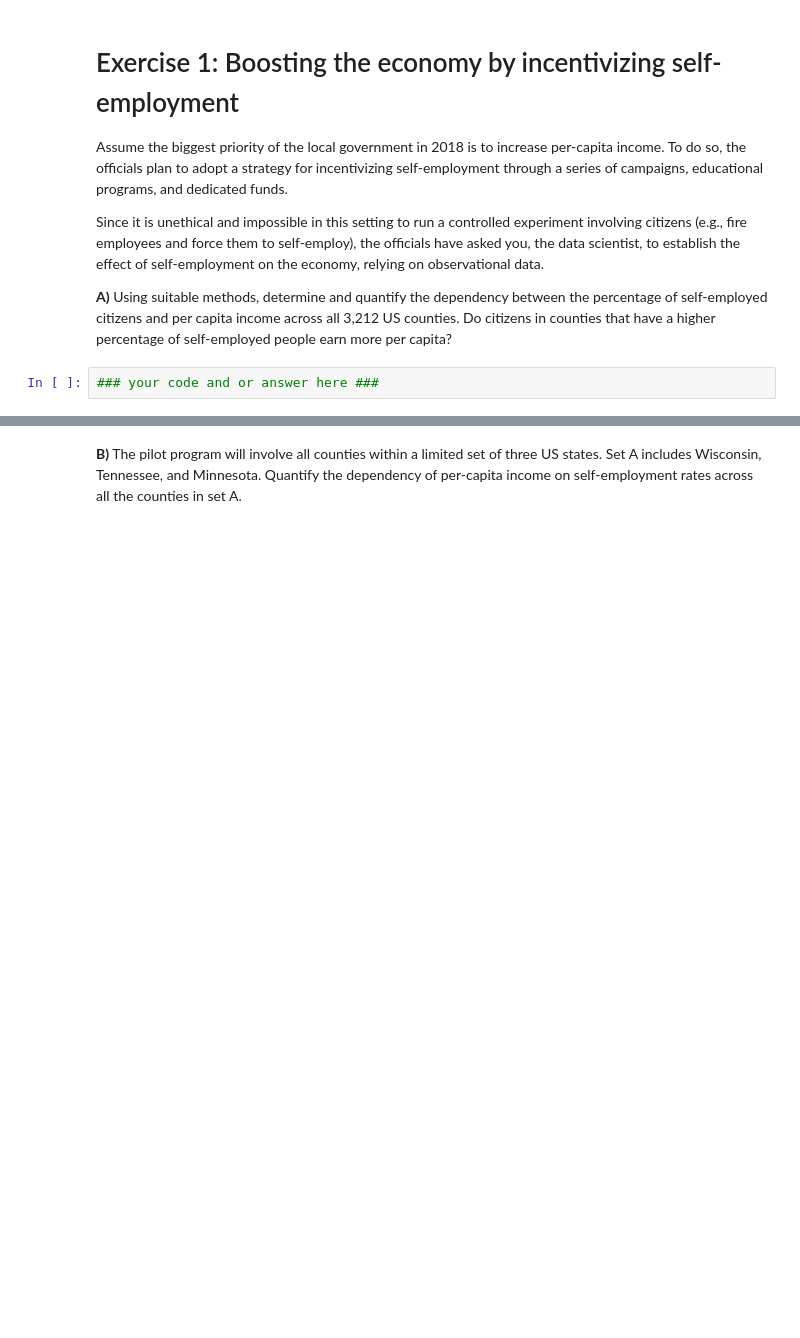
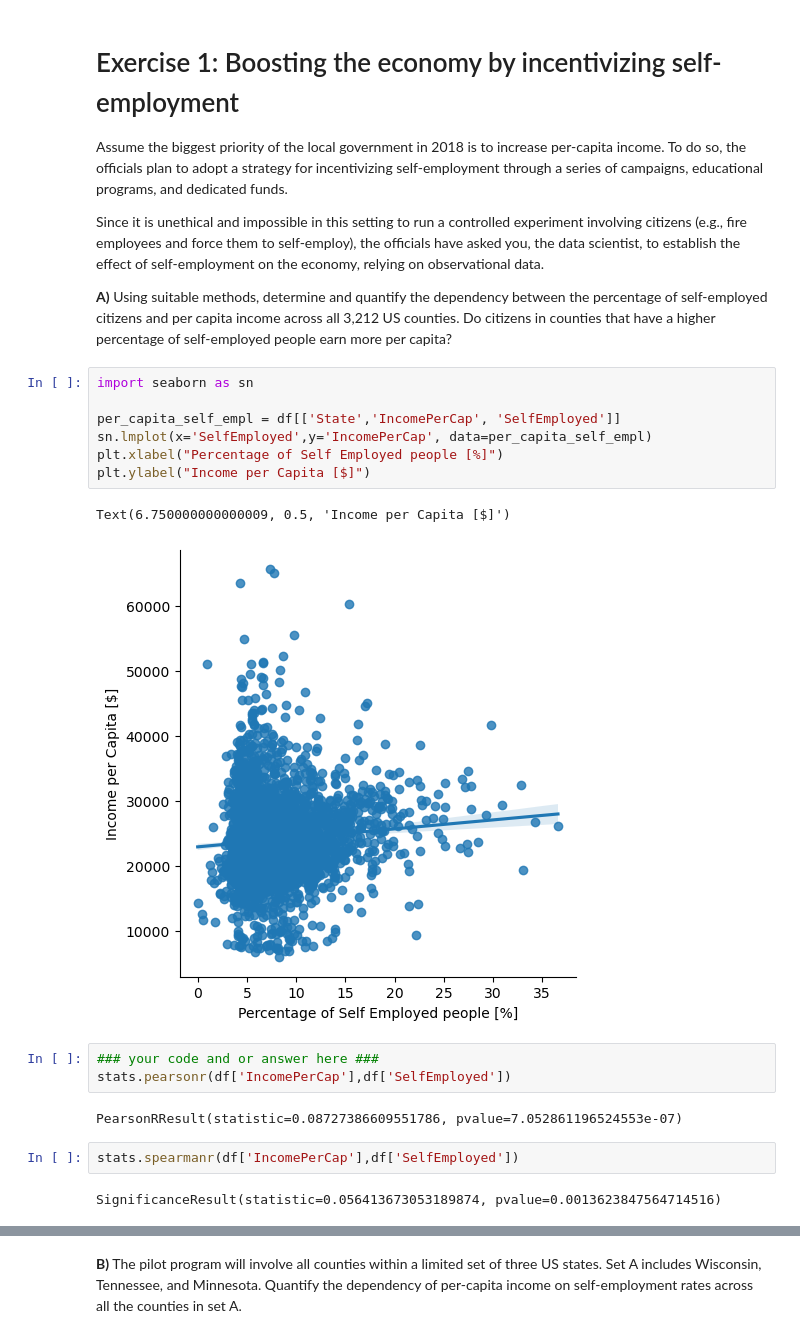
Before and after one commit to kabdelno/PersonalRepo-CS401, a Jupyter notebook: Exercises/03 - Describing data/Describing_data_exercise.ipynb, the cells around one changed output, grey strips where cells are left out. Cells and saved outputs as stored; diff of their text form; blank space fills up the shorter version.

```diff
--- a/Exercises/03 - Describing data/Describing_data_exercise.ipynb
+++ b/Exercises/03 - Describing data/Describing_data_exercise.ipynb
@@ -169,5 +169,22 @@ Assume the biggest priority of the local government in 2018 is to increase per-c
 Since it is unethical and impossible in this setting to run a controlled experiment involving citizens (e.g., fire employees and force them to self-employ), the officials have asked you, the data scientist, to establish the effect of self-employment on the economy, relying on observational data.
 
 **A)** Using suitable methods, determine and quantify the dependency between the percentage of self-employed citizens and per capita income across all 3,212 US counties. Do citizens in counties that have a higher percentage of self-employed people earn more per capita?
+# %%
+import seaborn as sn
+
+per_capita_self_empl = df[['State','IncomePerCap', 'SelfEmployed']]
+sn.lmplot(x='SelfEmployed',y='IncomePerCap', data=per_capita_self_empl)
+plt.xlabel("Percentage of Self Employed people [%]")
+plt.ylabel("Income per Capita [$]")
+# %% [output]
+Text(6.750000000000009, 0.5, 'Income per Capita [$]')
+[figure, added]
 # %%
 ### your code and or answer here ###
+stats.pearsonr(df['IncomePerCap'],df['SelfEmployed'])
+# %% [output]
+PearsonRResult(statistic=0.08727386609551786, pvalue=7.052861196524553e-07)
+# %%
+stats.spearmanr(df['IncomePerCap'],df['SelfEmployed'])
+# %% [output]
+SignificanceResult(statistic=0.056413673053189874, pvalue=0.0013623847564714516)
```
Also changed, not shown: parts of 34 cells of this notebook.
